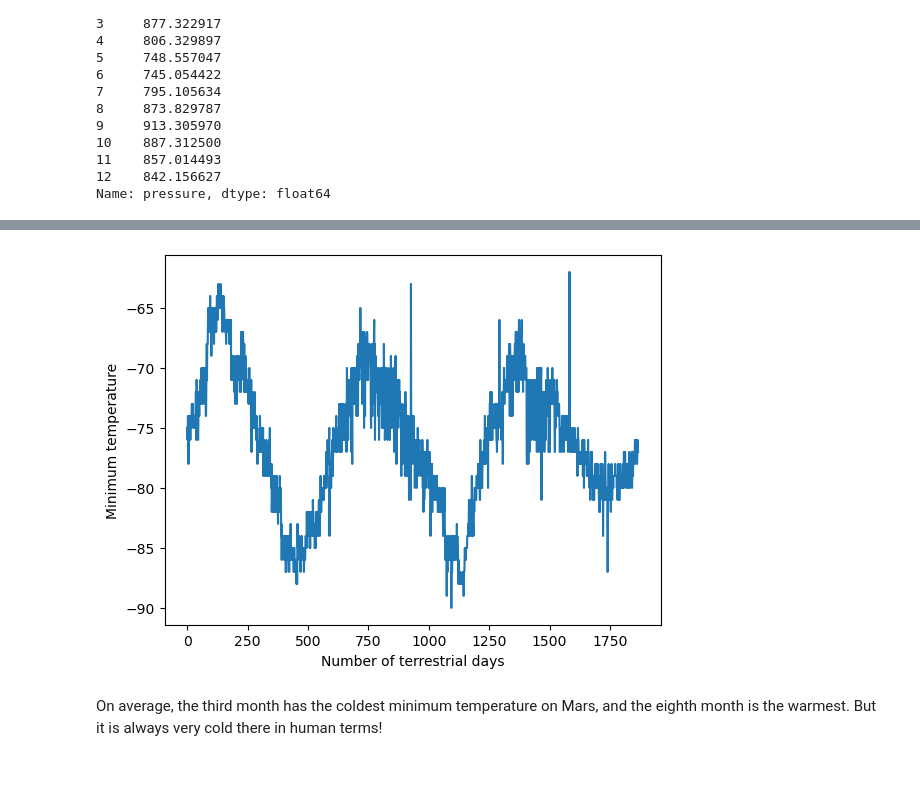
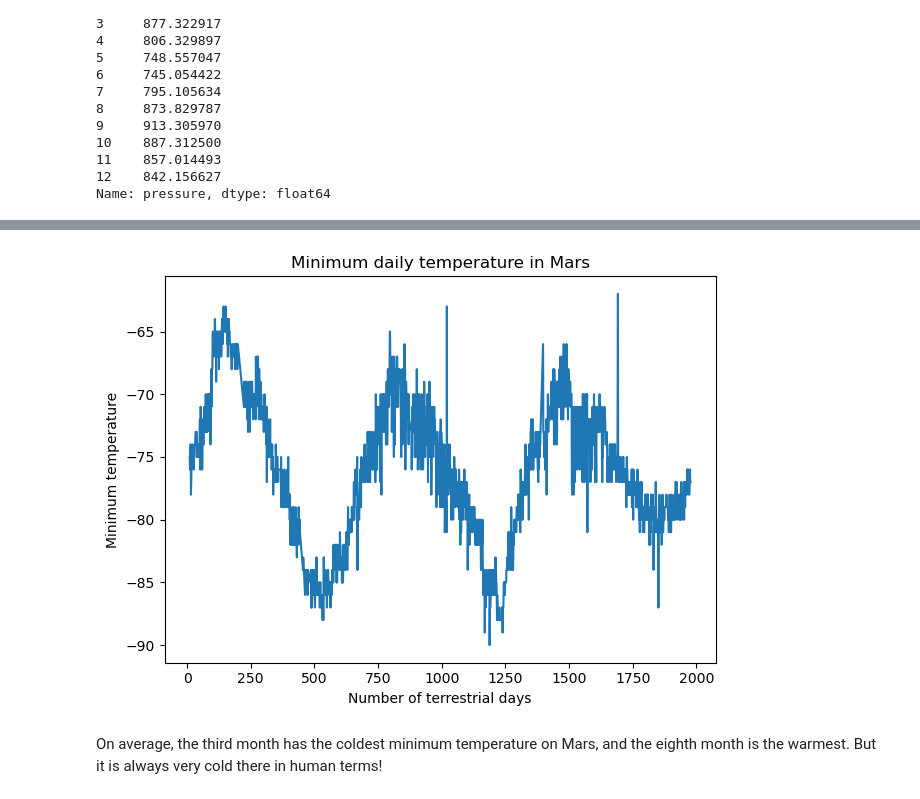
Before and after one commit to tsbarr/challenge-11, a Jupyter notebook: part_2_mars_weather.ipynb, the cells around one changed output, grey strips where cells are left out. Saved outputs shown, nothing was run; the diff lists cells and outputs as text; code cells hidden in the pictures; blank space fills up the shorter version.

```diff
--- a/part_2_mars_weather.ipynb
+++ b/part_2_mars_weather.ipynb
@@ -102,5 +103,15 @@ pressure            object
 dtype: object
 # %%
 # Change data types for data analysis
+df = df.astype(
+    {
+        'terrestrial_date': 'datetime64[ns]',
+        'sol': 'int64',
+        'ls': 'int64',
+        'month': 'int64',
+        'min_temp': 'float64',
+        'pressure': 'float64'
+    }
+)
 # %%
 # Confirm type changes were successful by examining data types again
@@ -198,7 +240,17 @@ Name: pressure, dtype: float64
 # %%
 # 5. How many terrestrial (earth) days are there in a Martian year?
+df.plot(
+    x='sol',
+    y='min_temp',
+    xlabel='Number of terrestrial days',
+    ylabel='Minimum temperature',
+    title='Minimum daily temperature in Mars',
+    legend=False
+)
+plt.tight_layout()
+plt.show()
 # %% [output]
-[figure, old version]
+[figure, new version]
 # %% [markdown]
 On average, the third month has the coldest minimum temperature on Mars, and the eighth month is the warmest. But it is always very cold there in human terms!
 # %% [markdown]
```
Also changed, not shown: parts of 12 cells of this notebook.
